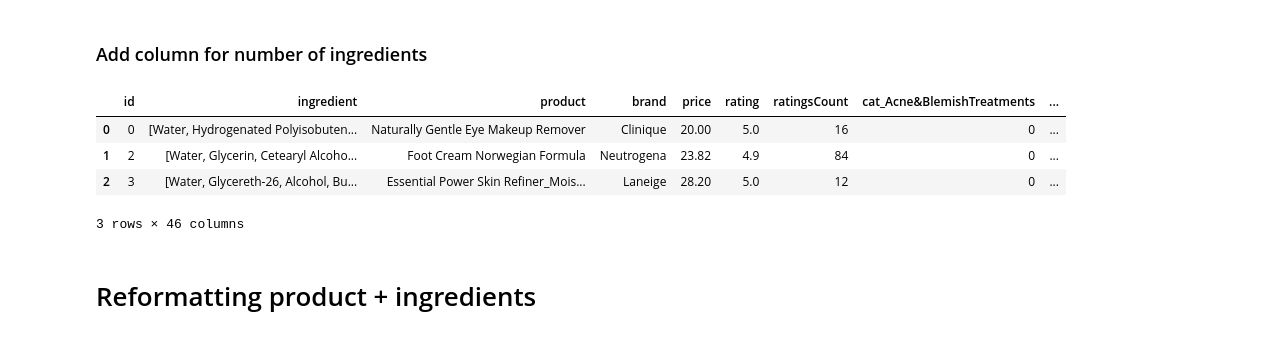
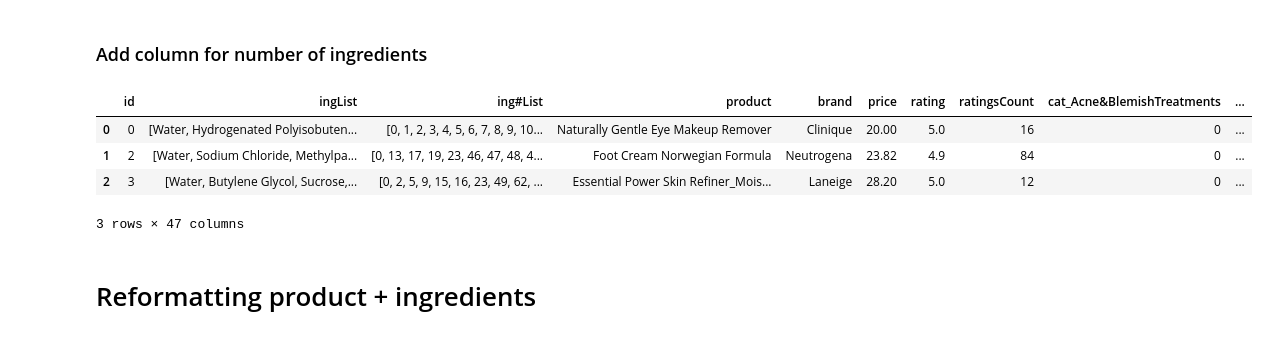
Before and after one commit to isabelbbeard/fp-python, a Jupyter notebook: ReformattingData_02.ipynb, the cells around one changed output. Cells and saved outputs as stored; diff of their text form; code cells hidden in the pictures.

```diff
--- a/ReformattingData_02.ipynb
+++ b/ReformattingData_02.ipynb
@@ -68,0 +81,5 @@ prod_ing.head(3)
+# %%
+#id is product id
+#uniqueID is ingredient ID
+prod_ing = pd.merge(prod_ing, ing_uniqueID, on='ingredient')
+prod_ing.tail(3)
@@ -75,10 +97,11 @@ prod_ing['ingredient'] = prod_ing['ingredient'].replace('Stearic Acid(Masking, F
 
 ##group and create list
 prod_ing_lists = prod_ing.groupby('id')['ingredient'].apply(list)
+prod_ing_ID_lists = prod_ing.groupby('id')['uniqueID'].apply(list)
 
 ##convert back to dataframe and reset index
 prod_ing_df = prod_ing_lists.to_frame().reset_index()
-
+prod_ing_ID_df = prod_ing_ID_lists.to_frame().reset_index()
 ##check to make sure unique id's are still in tact (id shouldn't be exactly == to index)
-prod_ing_df.tail()
+prod_ing_ID_df.tail()
 # %% [output]
@@ -90,0 +123,4 @@ prod_ing_df.tail()
+# %%
+prod_ing_lists = pd.merge(prod_ing_df, prod_ing_ID_df, on='id')
+prod_ing_lists = prod_ing_lists.rename(columns = {'ingredient': 'ingList', 'uniqueID': 'ing#List' })
+prod_ing_lists.head()
@@ -92,6 +135,6 @@ prod_ing_df.tail()
 ## Merge prod_ings and prods
 We can now use the list to merge back with the products.
 # %%
-products_and_ingredients= pd.merge(prod_ing_df, prods, on='id')
+products_and_ingredients= pd.merge(prod_ing_lists, prods, on='id')
 products_and_ingredients.tail(3)
 # %% [output]
@@ -103,13 +146,13 @@ products_and_ingredients.tail(3)
 # %% [markdown]
 ### Add column for number of ingredients
 # %%
-products_and_ingredients['ingCount'] = products_and_ingredients['ingredient'].apply(lambda x: len(x))
+products_and_ingredients['ingCount'] = products_and_ingredients['ingList'].apply(lambda x: len(x))
 products_and_ingredients.head(3)
 # %% [output]
-|  | id | ingredient | product | brand | price | rating | ratingsCount | cat_Acne&BlemishTreatments | ... |
-| 0 | 0 | [Water, Hydrogenated Polyisobuten... | Naturally Gentle Eye Makeup Remover | Clinique | 20.00 | 5.0 | 16 | 0 | ... |
-| 1 | 2 | [Water, Glycerin, Cetearyl Alcoho... | Foot Cream Norwegian Formula | Neutrogena | 23.82 | 4.9 | 84 | 0 | ... |
-| 2 | 3 | [Water, Glycereth-26, Alcohol, Bu... | Essential Power Skin Refiner_Mois... | Laneige | 28.20 | 5.0 | 12 | 0 | ... |
+|  | id | ingList | ing#List | product | brand | price | rating | ratingsCount | cat_Acne&BlemishTreatments | ... |
+| 0 | 0 | [Water, Hydrogenated Polyisobuten... | [0, 1, 2, 3, 4, 5, 6, 7, 8, 9, 10... | Naturally Gentle Eye Makeup Remover | Clinique | 20.00 | 5.0 | 16 | 0 | ... |
+| 1 | 2 | [Water, Sodium Chloride, Methylpa... | [0, 13, 17, 19, 23, 46, 47, 48, 4... | Foot Cream Norwegian Formula | Neutrogena | 23.82 | 4.9 | 84 | 0 | ... |
+| 2 | 3 | [Water, Butylene Glycol, Sucrose,... | [0, 2, 5, 9, 15, 16, 23, 49, 62, ... | Essential Power Skin Refiner_Mois... | Laneige | 28.20 | 5.0 | 12 | 0 | ... |
-3 rows × 46 columns
+3 rows × 47 columns
 # %% [markdown]
 # Reformatting product + ingredients
```
Also changed, not shown: parts of 8 cells of this notebook.
